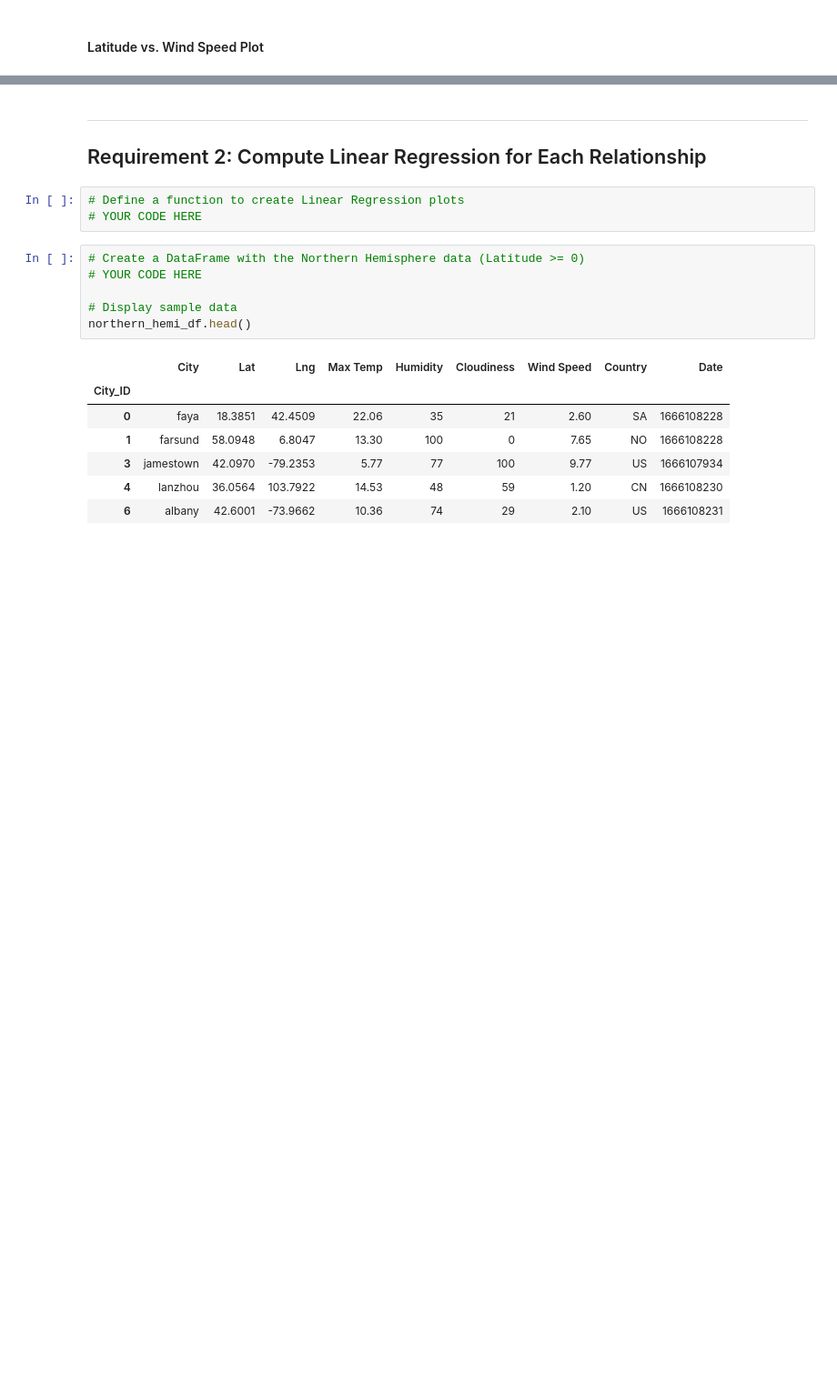
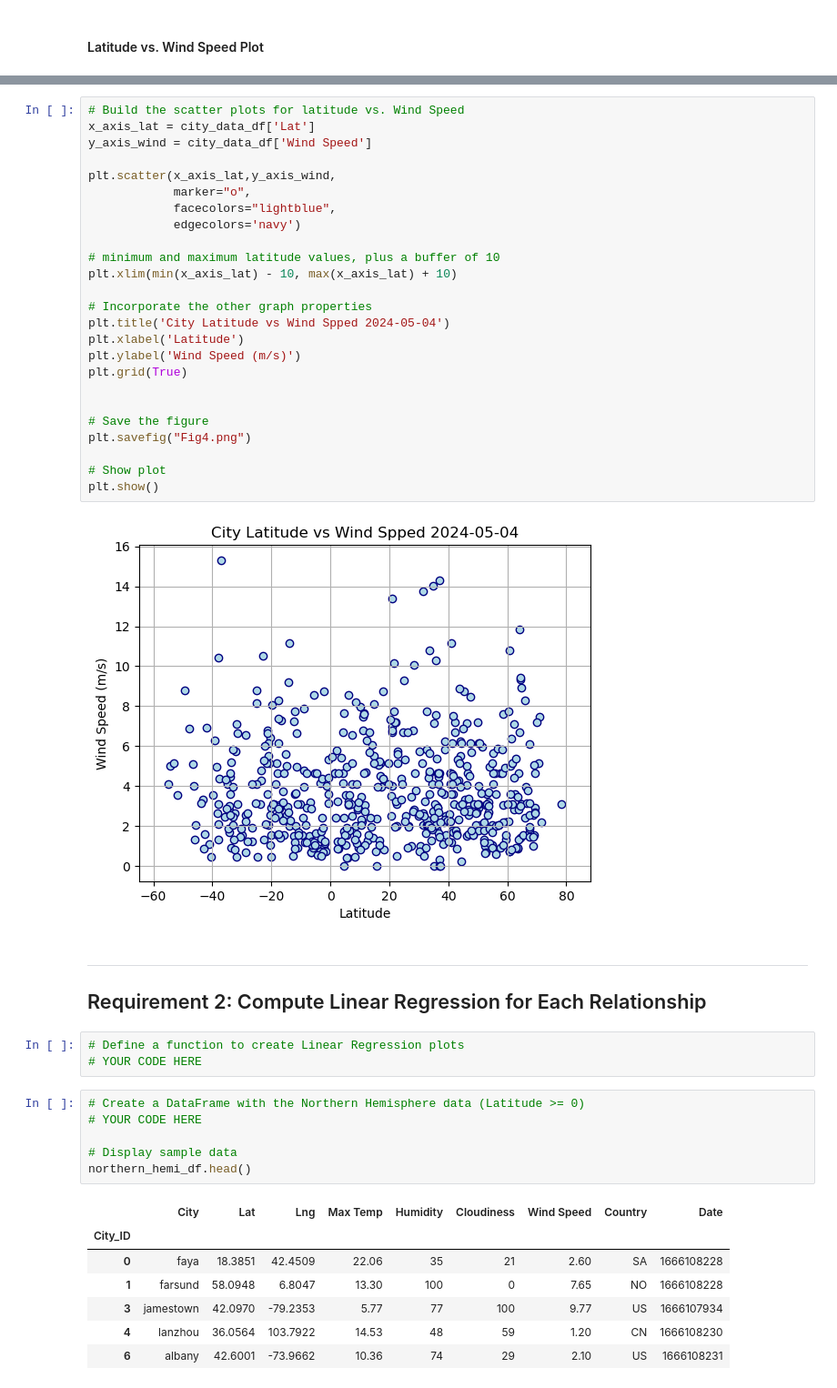
Before and after one commit to sloucel/Python-API-Challenge, a Jupyter notebook: WeatherPy/WeatherPy.ipynb, the cells around one changed output, grey strips where cells are left out. Shown at 91% size. Saved outputs shown, nothing was run; the diff lists cells and outputs as text; blank space fills up the shorter version.

```diff
--- a/WeatherPy/WeatherPy.ipynb
+++ b/WeatherPy/WeatherPy.ipynb
@@ -257,3 +285,30 @@ plt.show()
+# %%
+# Build the scatter plots for latitude vs. Wind Speed
+x_axis_lat = city_data_df['Lat']
+y_axis_wind = city_data_df['Wind Speed']
+
+plt.scatter(x_axis_lat,y_axis_wind,
+            marker="o",
+            facecolors="lightblue",
+            edgecolors='navy')
+
+# minimum and maximum latitude values, plus a buffer of 10
+plt.xlim(min(x_axis_lat) - 10, max(x_axis_lat) + 10)
+
+# Incorporate the other graph properties
+plt.title('City Latitude vs Wind Spped 2024-05-04')
+plt.xlabel('Latitude')
+plt.ylabel('Wind Speed (m/s)')
+plt.grid(True)
+
+
+# Save the figure
+plt.savefig("Fig4.png")
+
+# Show plot
+plt.show()
+# %% [output]
+[figure, added]
 # %% [markdown]
 ---
 
```
Also changed, not shown: parts of 11 cells of this notebook, 6 other files.
